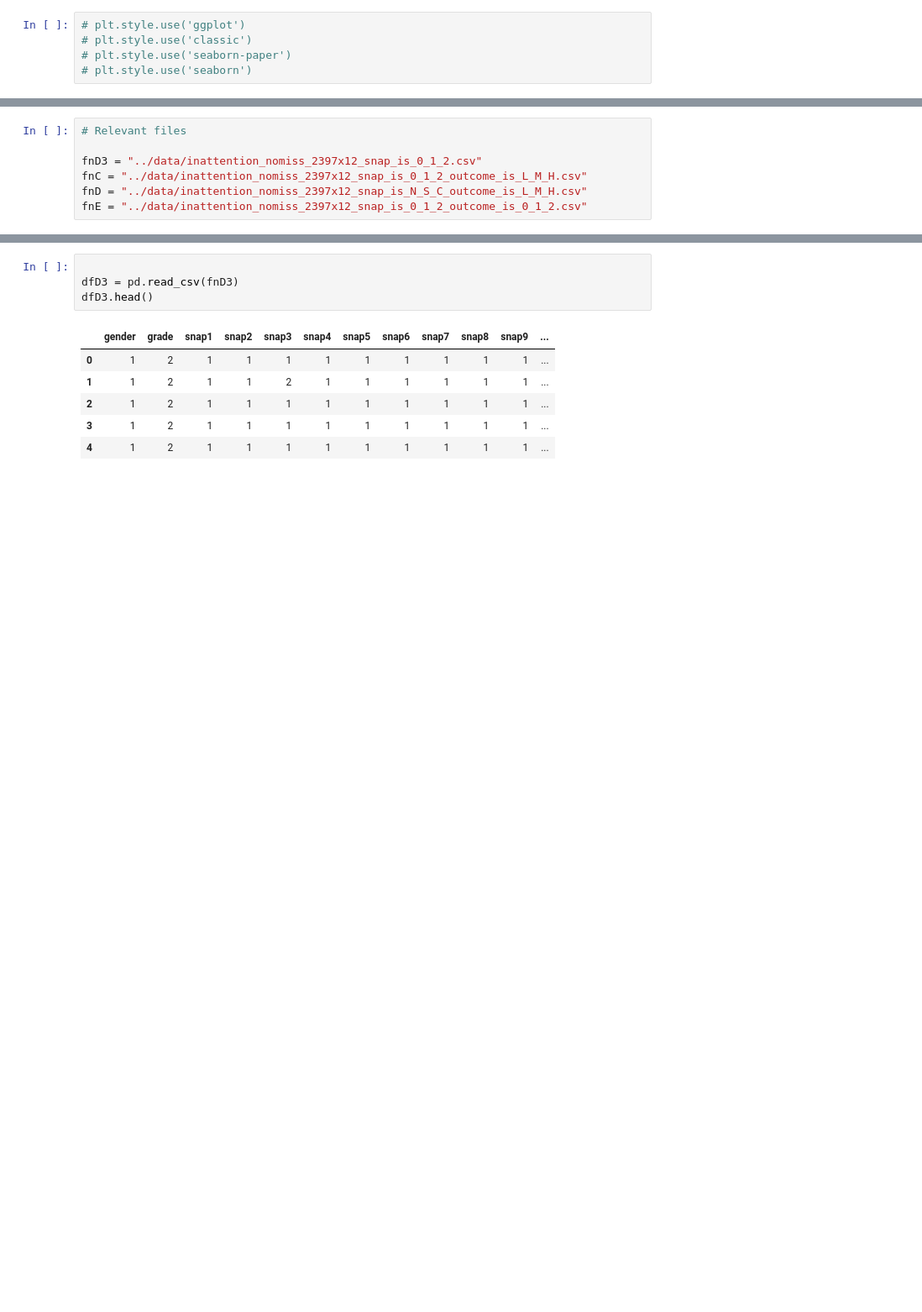
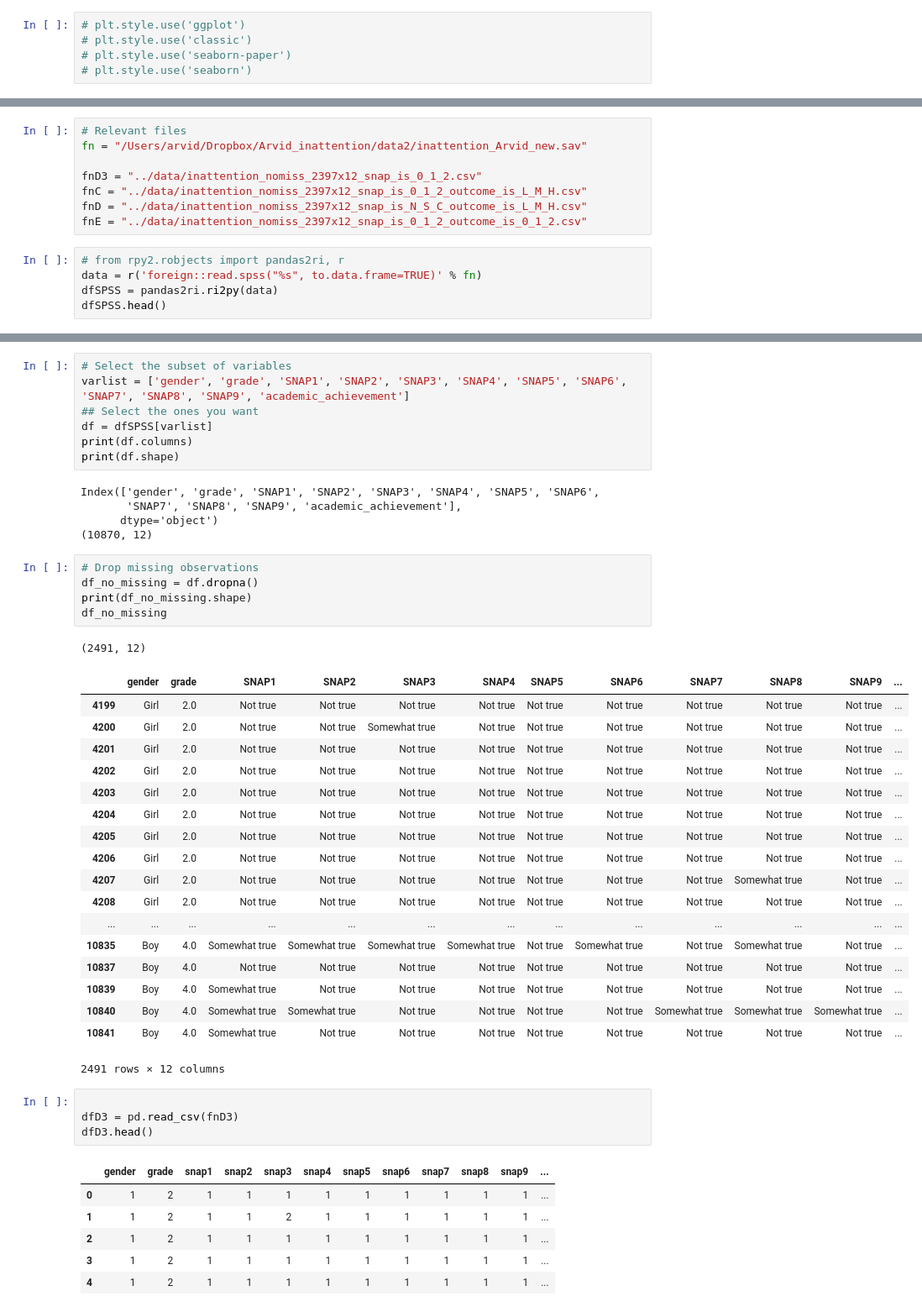
Before and after one commit to arvidl/inattention-populationsample, a Jupyter notebook: notebooks/prediction.ipynb, the cells around one changed output, grey strips where cells are left out. Shown at 84% size. Saved outputs shown, nothing was run; the diff lists cells and outputs as text; blank space fills up the shorter version.

```diff
--- a/notebooks/prediction.ipynb
+++ b/notebooks/prediction.ipynb
@@ -89,7 +106,13 @@ graphviz: 0.7.1
 # %%
 # Relevant files
+fn = "/Users/arvid/Dropbox/Arvid_inattention/data2/inattention_Arvid_new.sav"
 
 fnD3 = "../data/inattention_nomiss_2397x12_snap_is_0_1_2.csv"
 fnC = "../data/inattention_nomiss_2397x12_snap_is_0_1_2_outcome_is_L_M_H.csv"
 fnD = "../data/inattention_nomiss_2397x12_snap_is_N_S_C_outcome_is_L_M_H.csv"
 fnE = "../data/inattention_nomiss_2397x12_snap_is_0_1_2_outcome_is_0_1_2.csv"
+# %%
+# from rpy2.robjects import pandas2ri, r
+data = r('foreign::read.spss("%s", to.data.frame=TRUE)' % fn)
+dfSPSS = pandas2ri.ri2py(data)
+dfSPSS.head()
@@ -96,3 +128,40 @@ fnE = "../data/inattention_nomiss_2397x12_snap_is_0_1_2_outcome_is_0_1_2.csv"
+# %%
+# Select the subset of variables
+varlist = ['gender', 'grade', 'SNAP1', 'SNAP2', 'SNAP3', 'SNAP4', 'SNAP5', 'SNAP6', 'SNAP7', 'SNAP8', 'SNAP9', 'academic_achievement']
+## Select the ones you want
+df = dfSPSS[varlist]
+print(df.columns)
+print(df.shape)
+# %% [output]
+Index(['gender', 'grade', 'SNAP1', 'SNAP2', 'SNAP3', 'SNAP4', 'SNAP5', 'SNAP6',
+       'SNAP7', 'SNAP8', 'SNAP9', 'academic_achievement'],
+      dtype='object')
+(10870, 12)
+# %%
+# Drop missing observations
+df_no_missing = df.dropna()
+print(df_no_missing.shape)
+df_no_missing
+# %% [output]
+(2491, 12)
+|  | gender | grade | SNAP1 | SNAP2 | SNAP3 | SNAP4 | SNAP5 | SNAP6 | SNAP7 | SNAP8 | SNAP9 | ... |
+| 4199 | Girl | 2.0 | Not true | Not true | Not true | Not true | Not true | Not true | Not true | Not true | Not true | ... |
+| 4200 | Girl | 2.0 | Not true | Not true | Somewhat true | Not true | Not true | Not true | Not true | Not true | Not true | ... |
+| 4201 | Girl | 2.0 | Not true | Not true | Not true | Not true | Not true | Not true | Not true | Not true | Not true | ... |
+| 4202 | Girl | 2.0 | Not true | Not true | Not true | Not true | Not true | Not true | Not true | Not true | Not true | ... |
+| 4203 | Girl | 2.0 | Not true | Not true | Not true | Not true | Not true | Not true | Not true | Not true | Not true | ... |
+| 4204 | Girl | 2.0 | Not true | Not true | Not true | Not true | Not true | Not true | Not true | Not true | Not true | ... |
+| 4205 | Girl | 2.0 | Not true | Not true | Not true | Not true | Not true | Not true | Not true | Not true | Not true | ... |
+| 4206 | Girl | 2.0 | Not true | Not true | Not true | Not true | Not true | Not true | Not true | Not true | Not true | ... |
+| 4207 | Girl | 2.0 | Not true | Not true | Not true | Not true | Not true | Not true | Not true | Somewhat true | Not true | ... |
+| 4208 | Girl | 2.0 | Not true | Not true | Not true | Not true | Not true | Not true | Not true | Not true | Not true | ... |
+| ... | ... | ... | ... | ... | ... | ... | ... | ... | ... | ... | ... | ... |
+| 10835 | Boy | 4.0 | Somewhat true | Somewhat true | Somewhat true | Somewhat true | Not true | Somewhat true | Not true | Somewhat true | Not true | ... |
+| 10837 | Boy | 4.0 | Not true | Not true | Not true | Not true | Not true | Not true | Not true | Not true | Not true | ... |
+| 10839 | Boy | 4.0 | Somewhat true | Not true | Not true | Not true | Not true | Not true | Not true | Not true | Not true | ... |
+| 10840 | Boy | 4.0 | Somewhat true | Somewhat true | Not true | Not true | Not true | Not true | Somewhat true | Somewhat true | Somewhat true | ... |
+| 10841 | Boy | 4.0 | Somewhat true | Not true | Not true | Not true | Not true | Not true | Not true | Not true | Not true | ... |
+2491 rows × 12 columns
 # %%
 
 dfD3 = pd.read_csv(fnD3)
```
Also changed, not shown: parts of 4 cells of this notebook.
